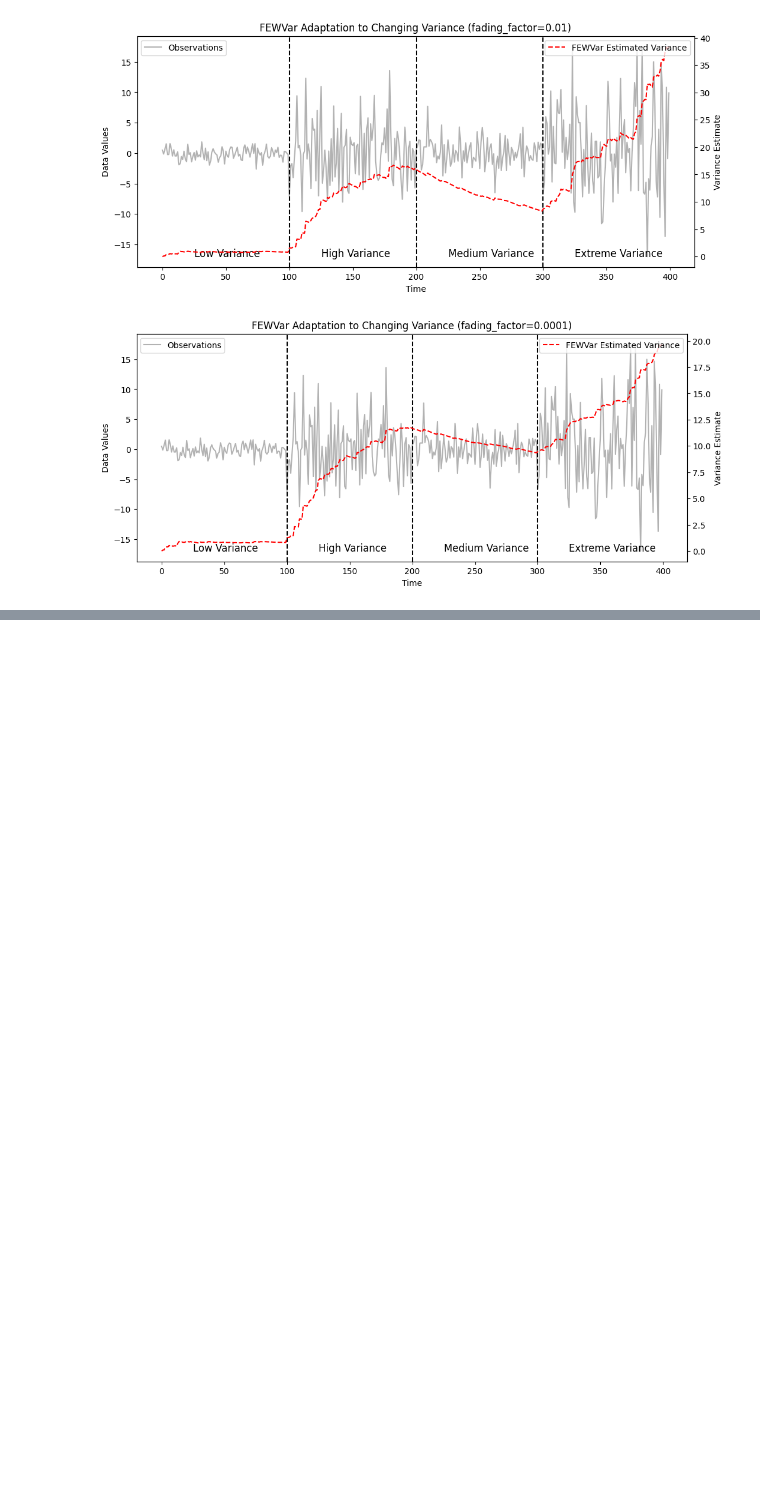
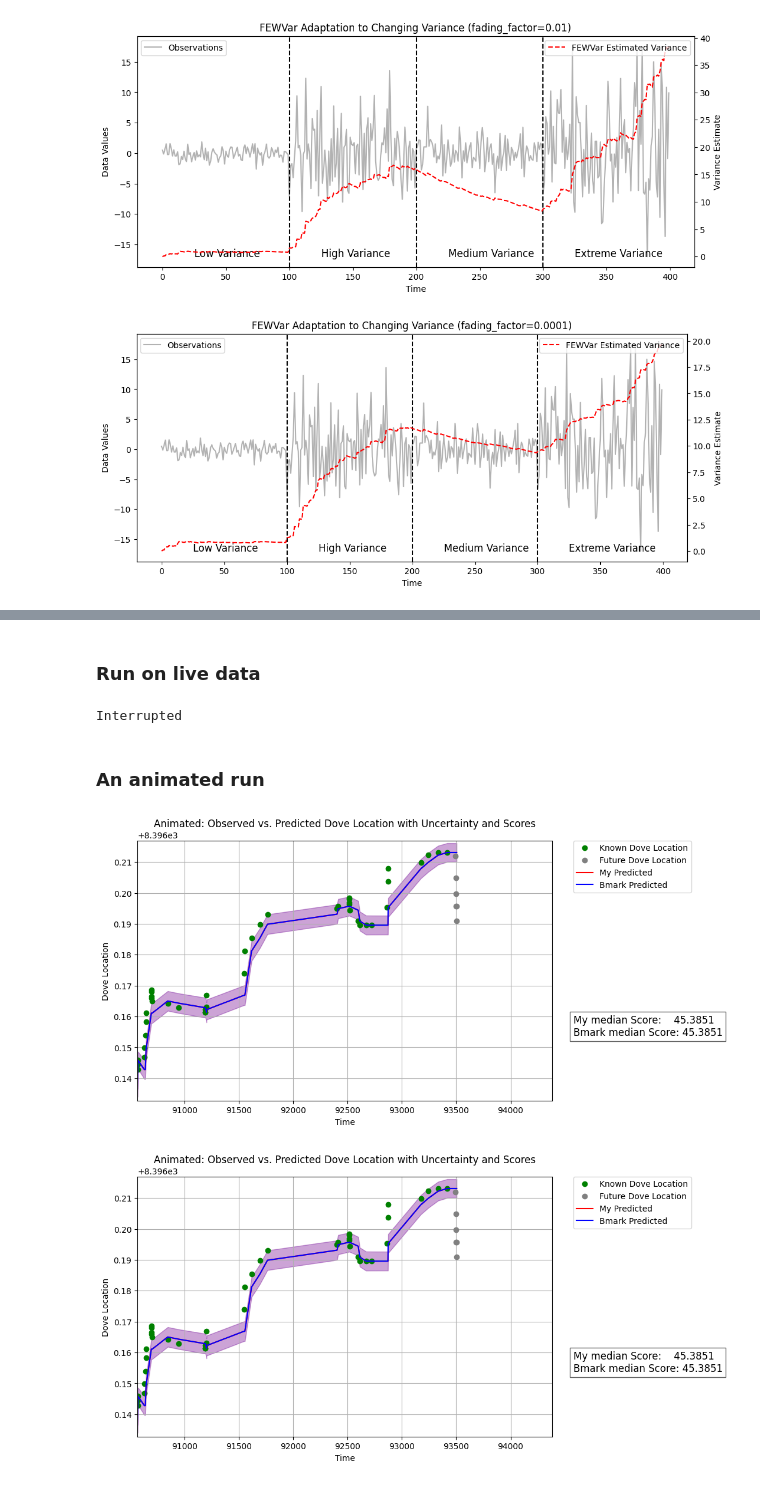
Before and after one commit to microprediction/birdgame, a Jupyter notebook: birdgame/examples/quickstarters/ewma_var.ipynb, the cells around one changed output, grey strips where cells are left out. Cells and saved outputs as stored; diff of their text form; code cells hidden in the pictures; blank space fills up the shorter version.

```diff
--- a/birdgame/examples/quickstarters/ewma_var.ipynb
+++ b/birdgame/examples/quickstarters/ewma_var.ipynb
@@ -330,0 +247,36 @@ plot_dove_predictions(store_pred, start_ind=start_ind, window_size=window_size)
+# %% [markdown]
+### Run on live data
+# %%
+# Parameters
+class Constants:
+    HORIZON = 10
+    FADE_FACTOR = 0.0001
+
+# Initialize Tracker
+tracker = EMWAVarTracker(fading_factor=Constants.FADE_FACTOR, horizon=Constants.HORIZON)
+
+# Run on live data
+tracker.test_run(live=True)
+# Interrupt cell to stop run
+# %% [output]
+Interrupted
+# %% [markdown]
+### An animated run
+# %%
+%matplotlib inline
+from IPython.display import HTML
+
+class Constants:
+    HORIZON = 10
+    FADE_FACTOR = 0.0001
+
+tracker = EMWAVarTracker(fading_factor=Constants.FADE_FACTOR, horizon=Constants.HORIZON)
+
+animated = tracker.test_run_animated(live=False, from_notebook=True)
+
+# Display animation in notebook
+HTML(animated.to_jshtml())
+# Interrupt cell to stop run
+# %% [output]
+[figure, added]
+[figure, added]
```
Also changed, not shown: parts of 9 cells of this notebook, 7 other files.
